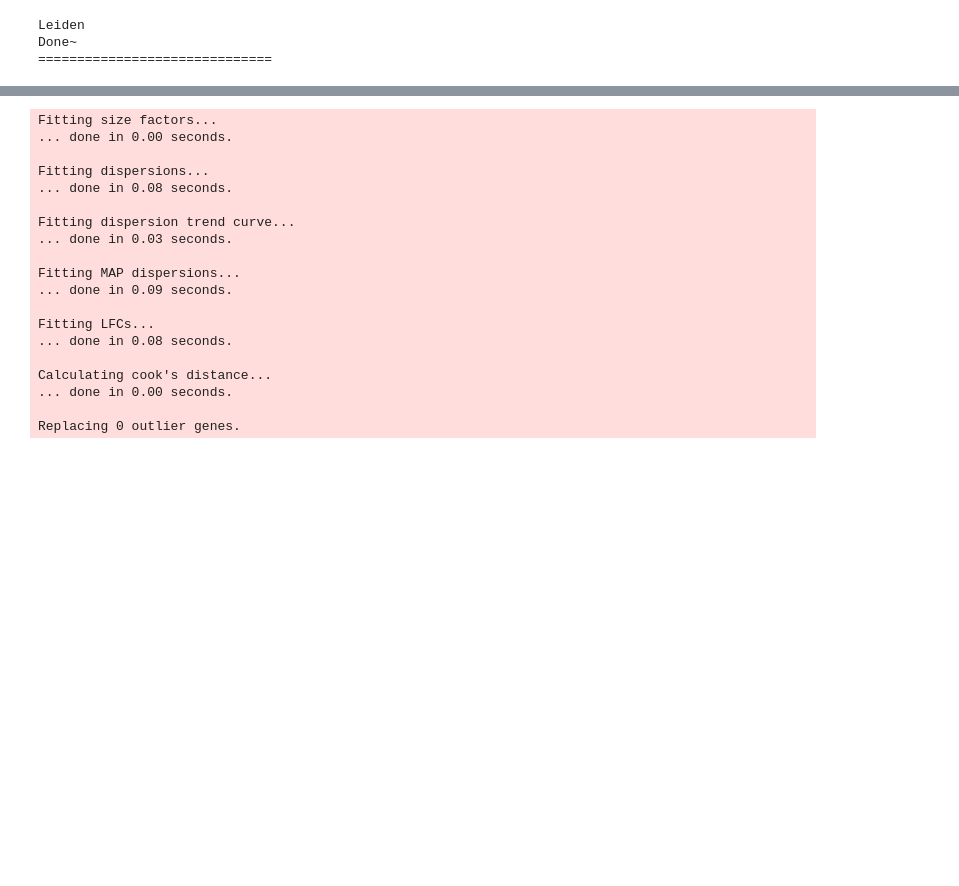
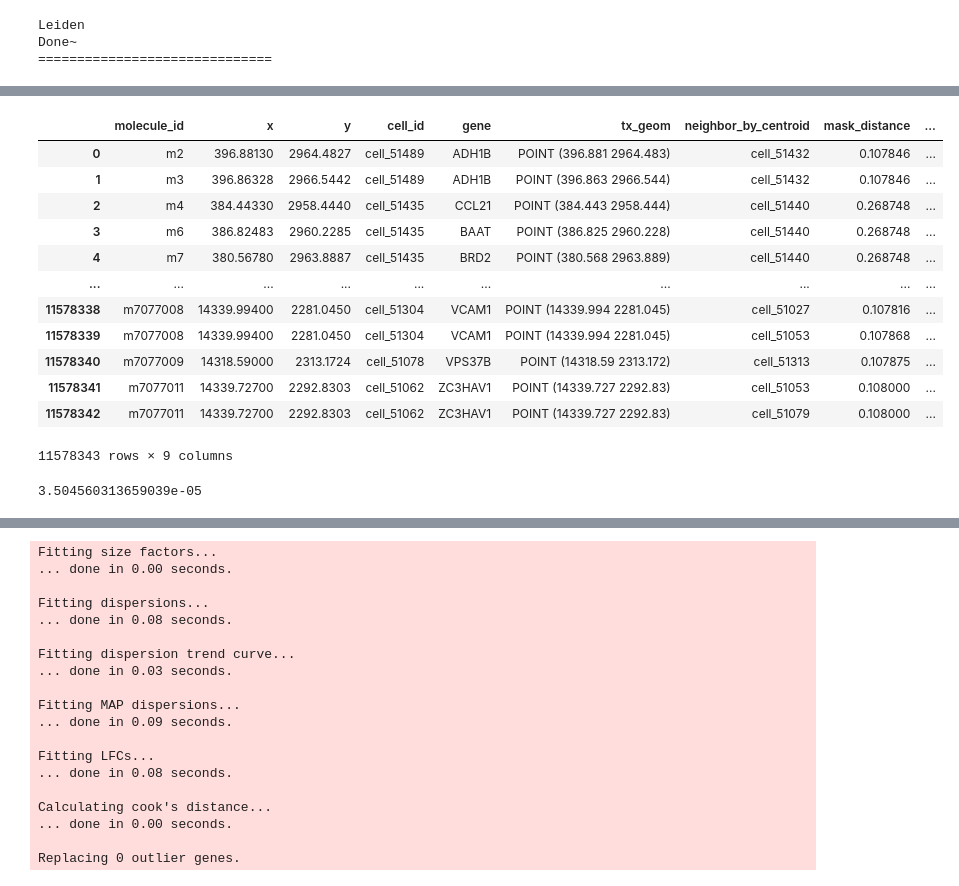
Before and after one commit to yunguan-wang/MisTic-Wanglab, a Jupyter notebook: MisC/temp.ipynb, the cells around one changed output, grey strips where cells are left out. Drawn from its saved outputs; the diff is of its cells as text; code cells hidden in the pictures; blank space fills up the shorter version.

```diff
--- a/MisC/temp.ipynb
+++ b/MisC/temp.ipynb
@@ -31,0 +48,26 @@ mask_distance = calculate_mask_distance(adata=adata,
+# %%
+interface = mask_distance[mask_distance.mask_distance<=1]
+# We extract transcripts of those interface cells
+intf_tx = tx_metadata[tx_metadata.cell_id.isin(interface.cell_id)][["global_x","global_y",
+                                                                    "cell_id","gene",
+                                                                    "Geometry"]]
+intf_tx.columns = ['x','y','cell_id','gene','tx_geom']
+intf_tx.reset_index(inplace=True)
+# Then we compute the distance between transcript and cell mask of neighboring cell
+intf_tx = intf_tx.merge(interface[['cell_id','neighbor_by_centroid','mask_distance', 'centroid_geom']], on='cell_id')
+# %%
+intf_tx
+# %% [output]
+|  | molecule_id | x | y | cell_id | gene | tx_geom | neighbor_by_centroid | mask_distance | ... |
+| 0 | m2 | 396.88130 | 2964.4827 | cell_51489 | ADH1B | POINT (396.881 2964.483) | cell_51432 | 0.107846 | ... |
+| 1 | m3 | 396.86328 | 2966.5442 | cell_51489 | ADH1B | POINT (396.863 2966.544) | cell_51432 | 0.107846 | ... |
+| 2 | m4 | 384.44330 | 2958.4440 | cell_51435 | CCL21 | POINT (384.443 2958.444) | cell_51440 | 0.268748 | ... |
+| 3 | m6 | 386.82483 | 2960.2285 | cell_51435 | BAAT | POINT (386.825 2960.228) | cell_51440 | 0.268748 | ... |
+| 4 | m7 | 380.56780 | 2963.8887 | cell_51435 | BRD2 | POINT (380.568 2963.889) | cell_51440 | 0.268748 | ... |
+| ... | ... | ... | ... | ... | ... | ... | ... | ... | ... |
+| 11578338 | m7077008 | 14339.99400 | 2281.0450 | cell_51304 | VCAM1 | POINT (14339.994 2281.045) | cell_51027 | 0.107816 | ... |
+| 11578339 | m7077008 | 14339.99400 | 2281.0450 | cell_51304 | VCAM1 | POINT (14339.994 2281.045) | cell_51053 | 0.107868 | ... |
+| 11578340 | m7077009 | 14318.59000 | 2313.1724 | cell_51078 | VPS37B | POINT (14318.59 2313.172) | cell_51313 | 0.107875 | ... |
+| 11578341 | m7077011 | 14339.72700 | 2292.8303 | cell_51062 | ZC3HAV1 | POINT (14339.727 2292.83) | cell_51053 | 0.108000 | ... |
+| 11578342 | m7077011 | 14339.72700 | 2292.8303 | cell_51062 | ZC3HAV1 | POINT (14339.727 2292.83) | cell_51079 | 0.108000 | ... |
+11578343 rows × 9 columns
@@ -31,0 +81,4 @@ mask_distance = calculate_mask_distance(adata=adata,
+# %%
+(intf_tx['tx_centroid_distance']/(intf_tx['tx_centroid_distance'] + intf_tx['tx_mask_distance']-intf_tx['mask_distance']))
+# %% [output]
+3.504560313659039e-05
```
Also changed, not shown: parts of 20 cells of this notebook, 2 other files.
